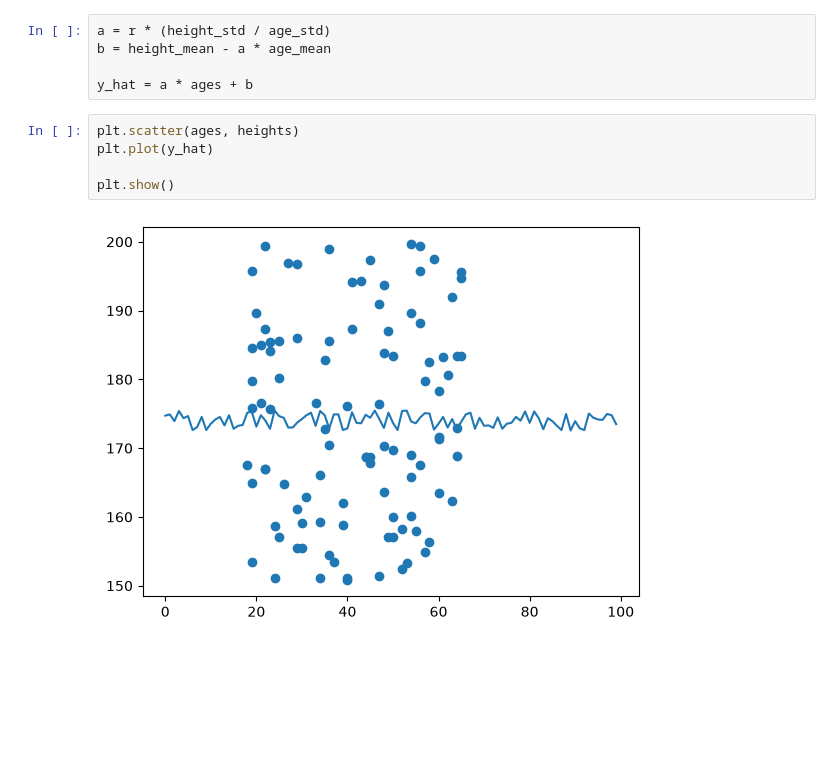
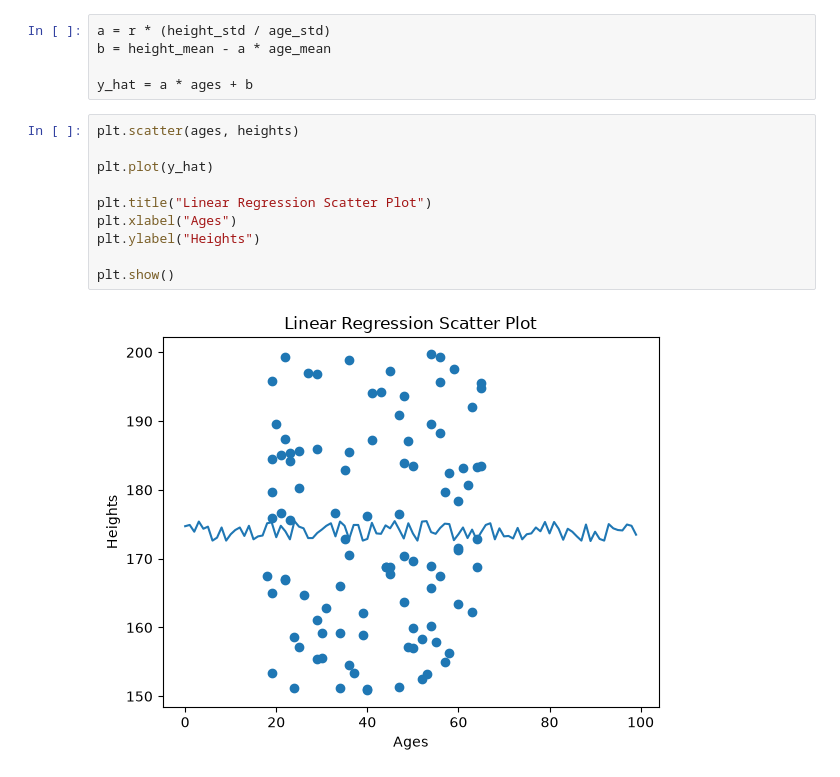
Before and after one commit to davidanukam/CSNotes, a Jupyter notebook: Year3/3000/examples/LinearRegression/linear_regression.ipynb, the cells around one changed output. Drawn from its saved outputs; the diff is of its cells as text; blank space fills up the shorter version.

```diff
--- a/Year3/3000/examples/LinearRegression/linear_regression.ipynb
+++ b/Year3/3000/examples/LinearRegression/linear_regression.ipynb
@@ -34,8 +34,13 @@ b = height_mean - a * age_mean
 y_hat = a * ages + b
 # %%
 plt.scatter(ages, heights)
+
 plt.plot(y_hat)
 
+plt.title("Linear Regression Scatter Plot")
+plt.xlabel("Ages")
+plt.ylabel("Heights")
+
 plt.show()
 # %% [output]
-[figure, old version]
+[figure, new version]
```
